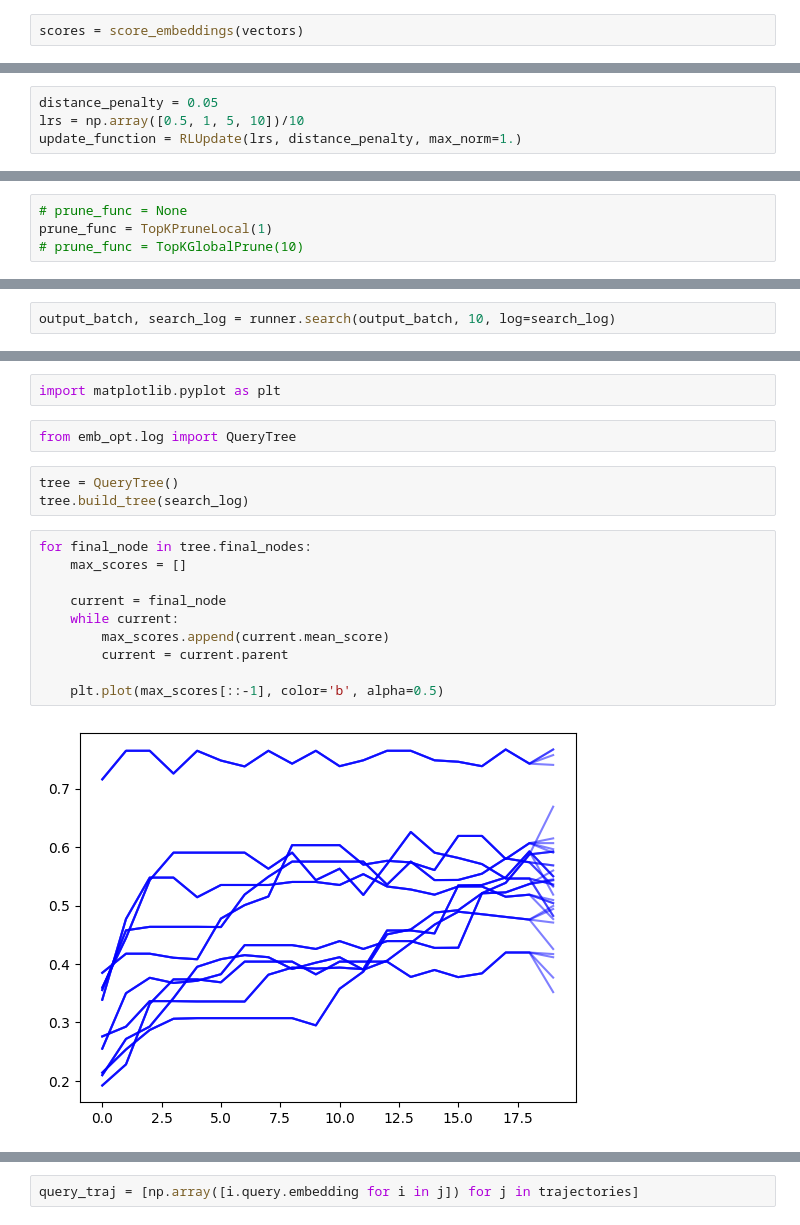
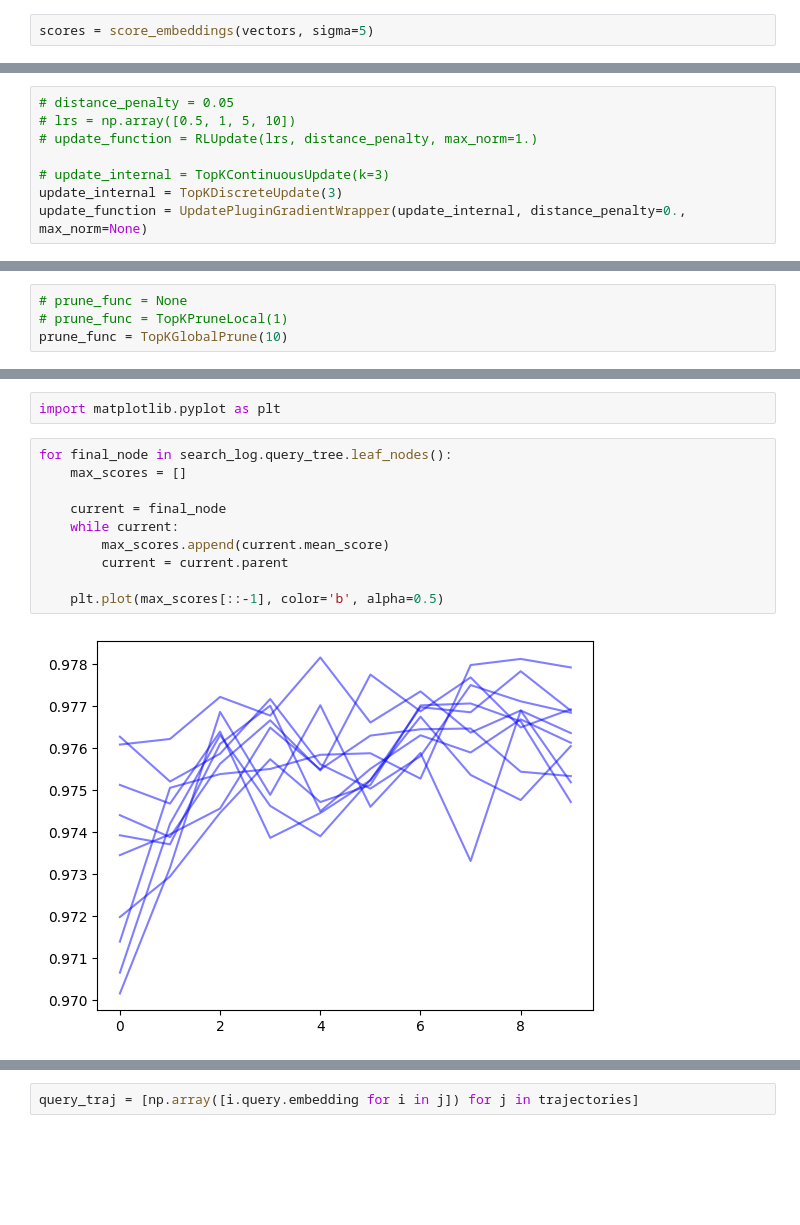
Before and after one commit to DarkMatterAI/emb_opt, a Jupyter notebook: nbs/tutorials/00_basic_example.ipynb, the cells around one changed output, grey strips where cells are left out. Drawn from its saved outputs; the diff is of its cells as text; blank space fills up the shorter version.

Commit message:
wrappers

```diff
--- a/nbs/tutorials/00_basic_example.ipynb
+++ b/nbs/tutorials/00_basic_example.ipynb
@@ -70,2 +124,2 @@ def pca(x, k=2):
 # %%
-scores = score_embeddings(vectors)
+scores = score_embeddings(vectors, sigma=5)
@@ -99,13 +148,17 @@ from emb_opt.update import RLUpdate
 # %%
-distance_penalty = 0.05
-lrs = np.array([0.5, 1, 5, 10])/10
-update_function = RLUpdate(lrs, distance_penalty, max_norm=1.)
+# distance_penalty = 0.05
+# lrs = np.array([0.5, 1, 5, 10])
+# update_function = RLUpdate(lrs, distance_penalty, max_norm=1.)
+
+# update_internal = TopKContinuousUpdate(k=3)
+update_internal = TopKDiscreteUpdate(3)
+update_function = UpdatePluginGradientWrapper(update_internal, distance_penalty=0., max_norm=None)
 # %%
 from emb_opt.prune import TopKPruneLocal, TopKGlobalPrune
 # %%
 # prune_func = None
-prune_func = TopKPruneLocal(1)
-# prune_func = TopKGlobalPrune(10)
+# prune_func = TopKPruneLocal(1)
+prune_func = TopKGlobalPrune(10)
 # %%
 from emb_opt.runner import Runner
 # %%
@@ -134,2 +186,0 @@ output_batch, search_log = runner.search(input_batch, 10)
-# %%
-output_batch, search_log = runner.search(output_batch, 10, log=search_log)
@@ -153,20 +193,15 @@ len(results)
 # %%
 import matplotlib.pyplot as plt
-# %%
-from emb_opt.log import QueryTree
-# %%
-tree = QueryTree()
-tree.build_tree(search_log)
 # %%
-for final_node in tree.final_nodes:
+for final_node in search_log.query_tree.leaf_nodes():
     max_scores = []
 
     current = final_node
     while current:
         max_scores.append(current.mean_score)
         current = current.parent
 
     plt.plot(max_scores[::-1], color='b', alpha=0.5)
 # %% [output]
-[figure, old version]
+[figure, new version]
 # %%
```
Also changed, not shown: parts of 23 cells of this notebook, 15 other files.
